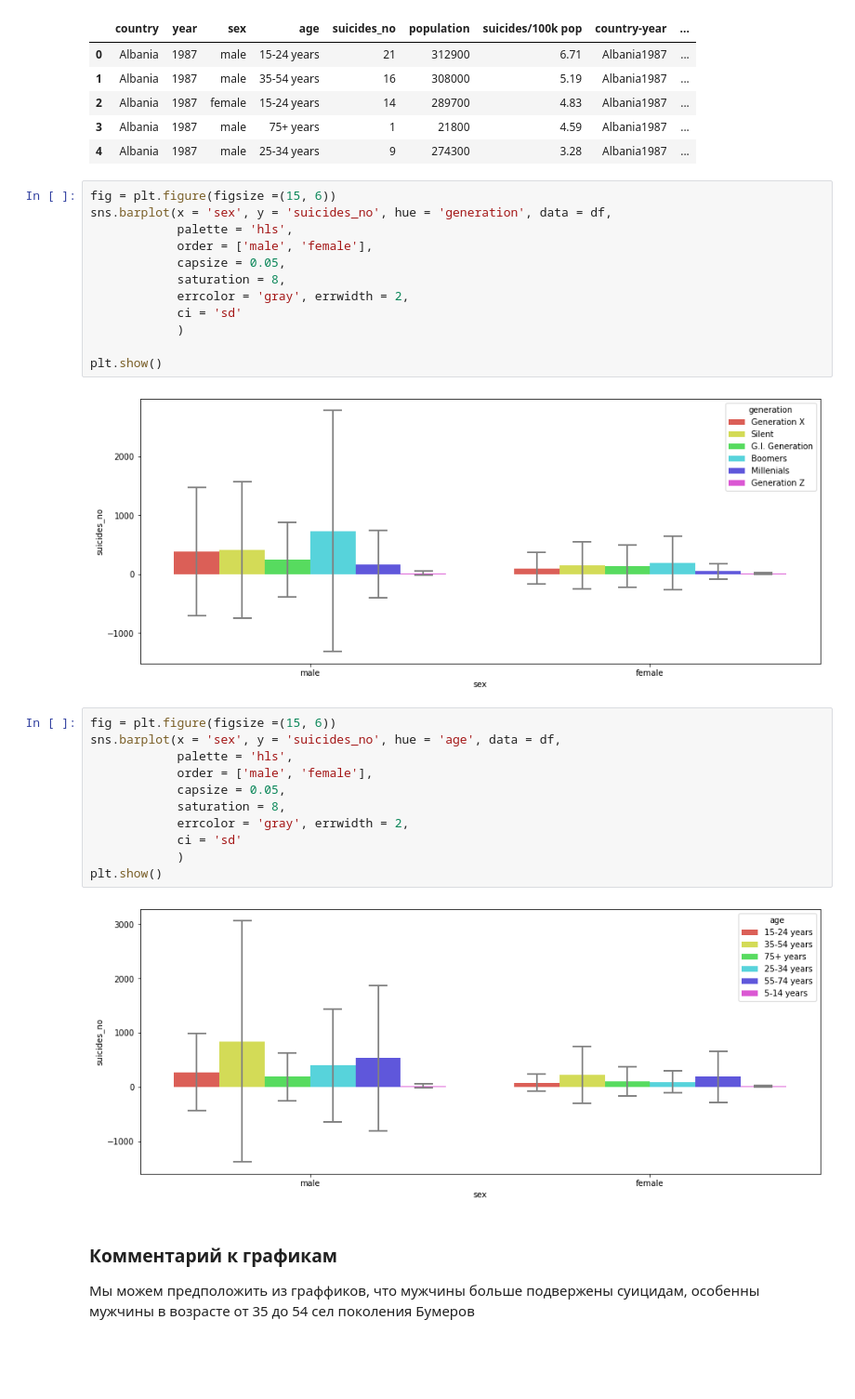
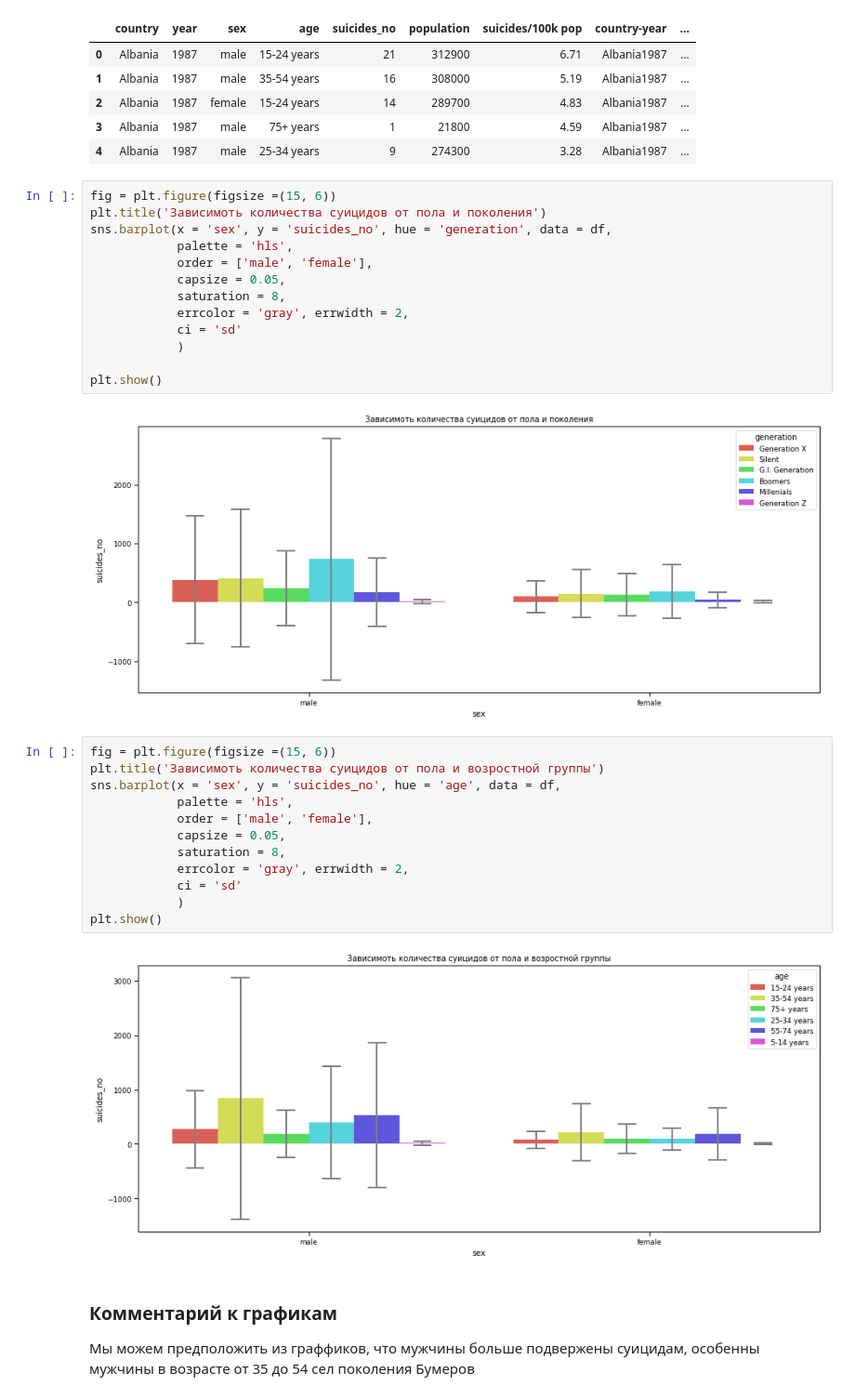
Before and after one commit to egorsemevskiy/EPAM, a Jupyter notebook: statistics/2_lesson/Task_3.ipynb, the cells around one changed output. Shown: that part at 93% size. Saved outputs shown, nothing was run; the diff lists cells and outputs as text; blank space fills up the shorter version.

```diff
--- a/statistics/2_lesson/Task_3.ipynb
+++ b/statistics/2_lesson/Task_3.ipynb
@@ -55,6 +57,7 @@ df.head()
 | 4 | Albania | 1987 | male | 25-34 years | 9 | 274300 | 3.28 | Albania1987 | ... |
 # %%
 fig = plt.figure(figsize =(15, 6))
+plt.title('Зависимоть количества суицидов от пола и поколения')
 sns.barplot(x = 'sex', y = 'suicides_no', hue = 'generation', data = df,
             palette = 'hls',
             order = ['male', 'female'],
@@ -66,20 +69,21 @@ sns.barplot(x = 'sex', y = 'suicides_no', hue = 'generation', data = df,
 
 plt.show()
 # %% [output]
-[figure, old version]
+[figure, new version]
 # %%
 fig = plt.figure(figsize =(15, 6))
+plt.title('Зависимоть количества суицидов от пола и возростной группы')
 sns.barplot(x = 'sex', y = 'suicides_no', hue = 'age', data = df,
             palette = 'hls',
             order = ['male', 'female'],
             capsize = 0.05,
             saturation = 8,
             errcolor = 'gray', errwidth = 2,
             ci = 'sd'
             )
 plt.show()
 # %% [output]
-[figure, old version]
+[figure, new version]
 # %% [markdown]
 ### Комментарий к графикам
 
```
Also changed, not shown: parts of 41 cells of this notebook, 1 other file.
